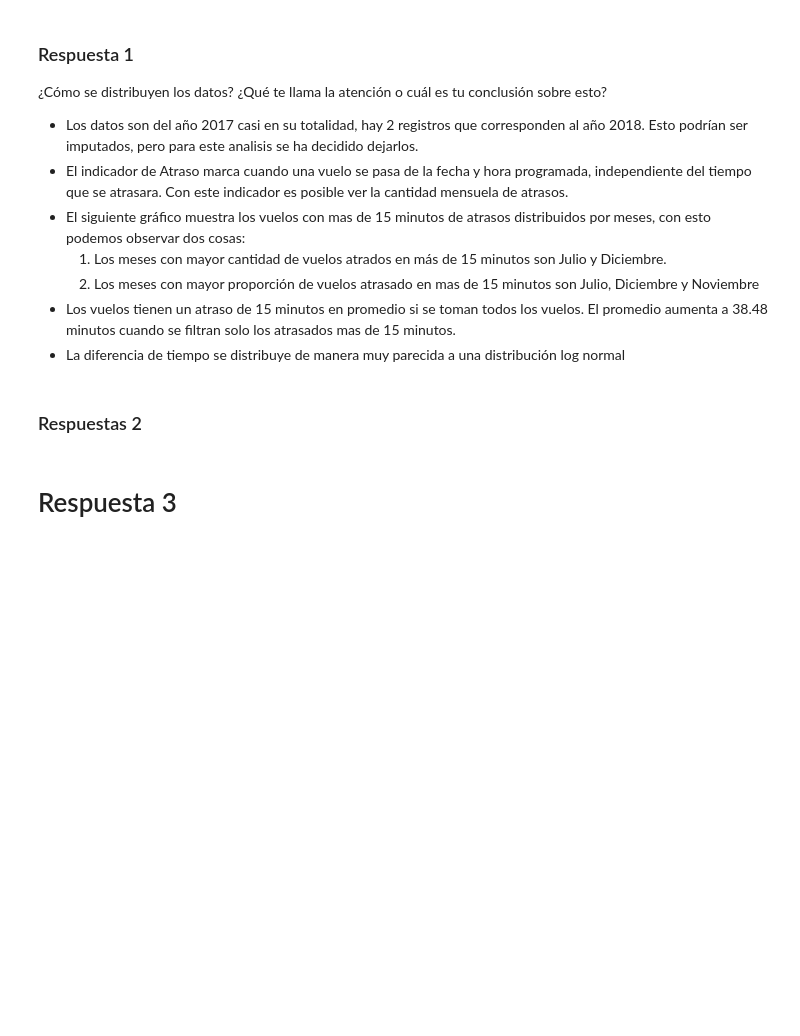
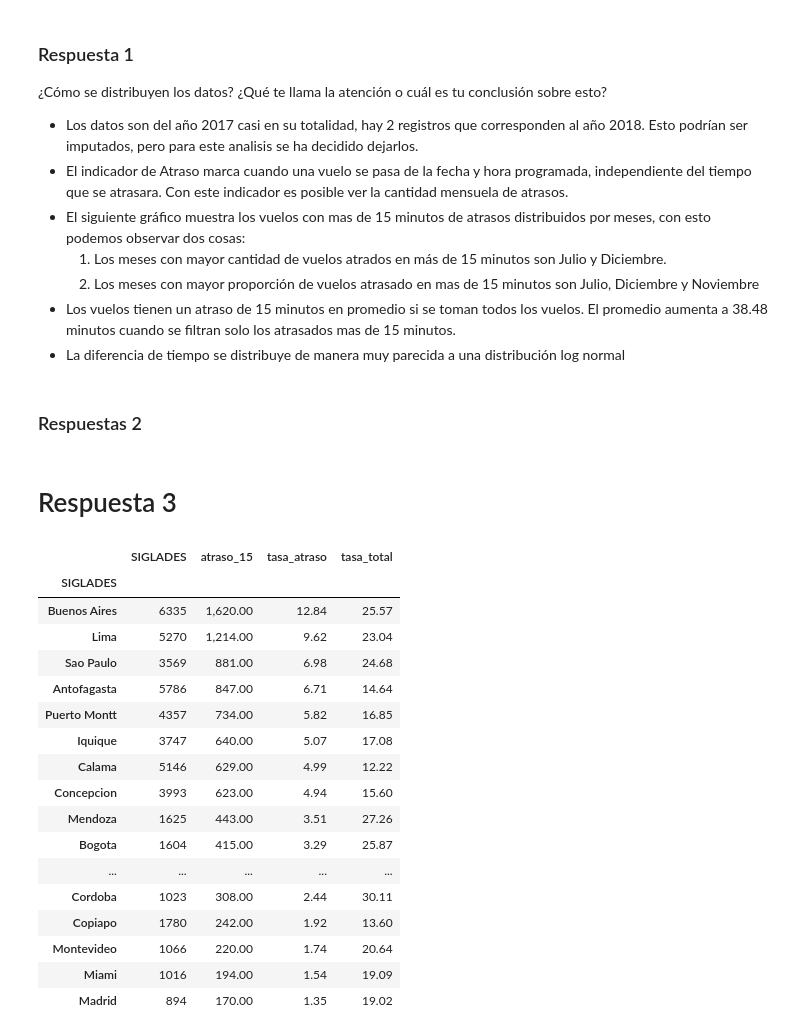
Before and after one commit to AngelloVillanueva/DataScientistChallenge, a Jupyter notebook: solution.ipynb, the cells around one changed output. Drawn from its saved outputs; the diff is of its cells as text; code cells hidden in the pictures; blank space fills up the shorter version.

```diff
--- a/solution.ipynb
+++ b/solution.ipynb
@@ -259,3 +257,32 @@ df_syn = df1[['temporada_alta','dif_min','atraso_15','periodo_dia']]
 df_syn.to_csv('synthetic_features.csv', index=False)
 # %% [markdown]
 # Respuesta 3
+# %%
+# Agrupación de campos
+atraDes = df1.groupby(['SIGLADES']).agg({'SIGLADES':'count', 'atraso_15': 'sum'})
+
+# Calculo tasa de atrasos
+atraDes['tasa_atraso'] = (atraDes['atraso_15'] / atraDes['atraso_15'].sum()) * 100
+atraDes['tasa_total'] = (atraDes['atraso_15'] / atraDes['SIGLADES']) * 100
+
+atraDes.sort_values('tasa_atraso', ascending=False).head(20)
+# atraDes.sort_values('tasa_total', ascending=False).head(20)
+# %% [output]
+|  | SIGLADES | atraso_15 | tasa_atraso | tasa_total |
+| SIGLADES |  |  |  |  |
+| Buenos Aires | 6335 | 1,620.00 | 12.84 | 25.57 |
+| Lima | 5270 | 1,214.00 | 9.62 | 23.04 |
+| Sao Paulo | 3569 | 881.00 | 6.98 | 24.68 |
+| Antofagasta | 5786 | 847.00 | 6.71 | 14.64 |
+| Puerto Montt | 4357 | 734.00 | 5.82 | 16.85 |
+| Iquique | 3747 | 640.00 | 5.07 | 17.08 |
+| Calama | 5146 | 629.00 | 4.99 | 12.22 |
+| Concepcion | 3993 | 623.00 | 4.94 | 15.60 |
+| Mendoza | 1625 | 443.00 | 3.51 | 27.26 |
+| Bogota | 1604 | 415.00 | 3.29 | 25.87 |
+| ... | ... | ... | ... | ... |
+| Cordoba | 1023 | 308.00 | 2.44 | 30.11 |
+| Copiapo | 1780 | 242.00 | 1.92 | 13.60 |
+| Montevideo | 1066 | 220.00 | 1.74 | 20.64 |
+| Miami | 1016 | 194.00 | 1.54 | 19.09 |
+| Madrid | 894 | 170.00 | 1.35 | 19.02 |
```
Also changed, not shown: parts of 11 cells of this notebook, 1 other file.
